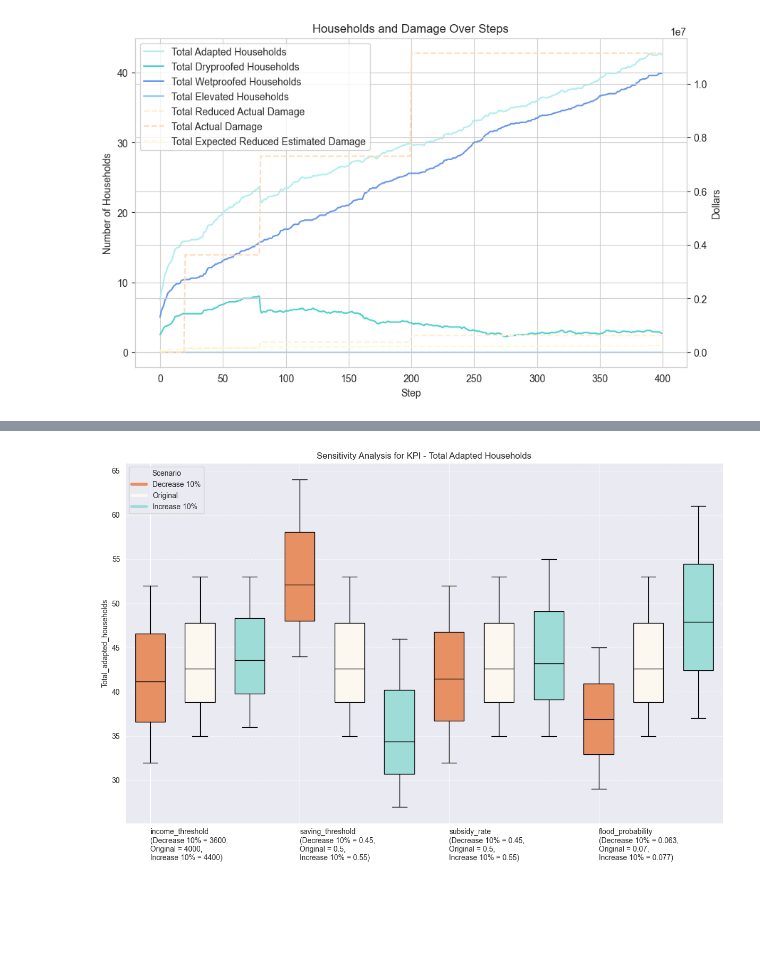
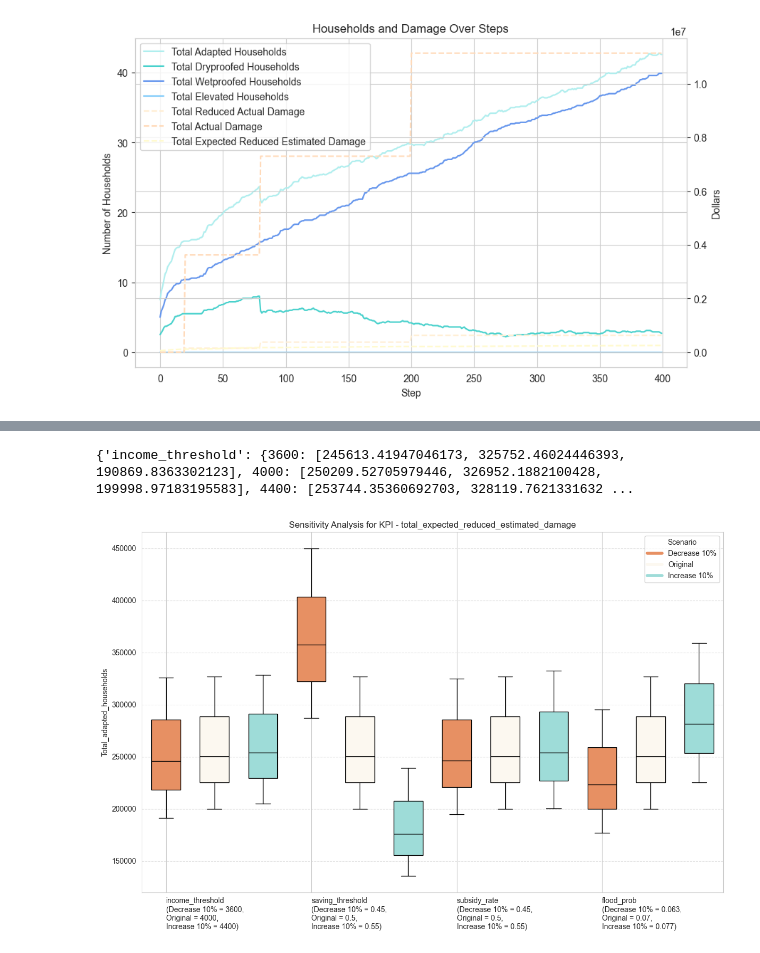
Before and after one commit to ctezgec/abm, a Jupyter notebook: model/analysis_sensitivity.ipynb, the cells around one changed output, grey strips where cells are left out. Drawn from its saved outputs; the diff is of its cells as text; code cells hidden in the pictures; blank space fills up the shorter version.

```diff
--- a/model/analysis_sensitivity.ipynb
+++ b/model/analysis_sensitivity.ipynb
@@ -334,70 +113,57 @@ plt.show()
 # %%
-import matplotlib.pyplot as plt
-import numpy as np
+# Initialize a dictionary to store all results
+data_TERED = {}
+
+# Loop through each DataFrame and calculate statistics
+for key, file_path in file_paths.items():
+    df = load_and_filter_dataframe(file_path)
+    parameter_name = parameter_column_names[key]
+    statistics = calculate_statistics(df, 'total_expected_reduced_estimated_damage', parameter_name, parameters[key])
+    data_TERED[key] = statistics
+
+# Now 'data_TERED' contains all the results in the desired format
+print(data_TERED)
 
 # Define new colors and labels
 colors = ['#e79063', '#fcf8f0', '#9edcd8']
 scenario_labels = ['Decrease 10%', 'Original', 'Increase 10%']
 
-# Sample data for all variables
-data = {
-    'income_threshold': {
-        3600: [41.2, 52, 32],
-        4000: [42.6, 53, 35],
-        4400: [43.6, 53, 36]
-    },
-    'saving_threshold': {
-        0.45: [52.1, 64, 44],
-        0.5: [42.6, 53, 35],
-        0.55: [34.4, 46, 27]
-    },
-    'subsidy_rate': {
-        0.45: [41.5, 52, 32],
-        0.5: [42.6, 53, 35],
-        0.55: [43.2, 55, 35]
-    },
-    'flood_probability': {
-        0.063: [36.9, 45, 29],
-        0.07: [42.6, 53, 35],
-        0.077: [47.9, 61, 37]
-    }
-}
-
 # Create the box-whisker chart
 fig, ax = plt.subplots(figsize=(12, 8))
-positions = np.array(range(len(data)*len(scenario_labels)))
+positions = np.array(range(len(data_TERED)*len(scenario_labels)))
 
 # Plot each boxplot with a different color
-for i, (variable, scenarios) in enumerate(data.items()):
+for i, (variable, scenarios) in enumerate(data_TERED.items()):
     for j, (level, values) in enumerate(scenarios.items()):
         idx = i*len(scenario_labels) + j
         box = ax.boxplot(values, positions=[positions[idx]], widths=0.6, patch_artist=True, showfliers=True,
                          flierprops=dict(marker='o', color=colors[j], markersize=5))
         plt.setp(box['boxes'], facecolor=colors[j])
         plt.setp(box['whiskers'], color='black')
         plt.setp(box['caps'], color='black')
         plt.setp(box['medians'], color='black')
 
 # Set the labels for the x-ticks
 group_labels = [f'{variable}\n({scenario_labels[0]} = {list(scenarios.keys())[0]},'
                 f'\nOriginal = {list(scenarios.keys())[1]},'
-                f'\n{scenario_labels[2]} = {list(scenarios.keys())[2]})' for variable, scenarios in data.items()]
-ax.set_xticks(range(0, len(data)*len(scenario_labels), len(scenario_labels)))
+                f'\n{scenario_labels[2]} = {list(scenarios.keys())[2]})' for variable, scenarios in data_TERED.items()]
+ax.set_xticks(range(0, len(data_TERED)*len(scenario_labels), len(scenario_labels)))
 ax.set_xticklabels(group_labels, rotation=0, ha="left")
 
 # Set the axis labels and title
 ax.set_ylabel('Total_adapted_households')
-ax.set_title('Sensitivity Analysis for KPI - Total Adapted Households')
+ax.set_title('Sensitivity Analysis for KPI - total_expected_reduced_estimated_damage')
 
 # Add a custom legend
 legend_elements = [Line2D([0], [0], color=color, lw=4, label=label) for color, label in zip(colors, scenario_labels)]
 ax.legend(handles=legend_elements, title='Scenario')
 
 # Grid and layout settings
 ax.grid(axis='y', linestyle='--', alpha=0.7)
 plt.tight_layout()
 
 # Show the plot
 plt.show()
 # %% [output]
+{'income_threshold': {3600: [245613.41947046173, 325752.46024446393, 190869.8363302123], 4000: [250209.52705979446, 326952.1882100428, 199998.97183195583], 4400: [253744.35360692703, 328119.7621331632 ...
-[figure, old version]
+[figure, new version]
```
Also changed, not shown: parts of 10 cells of this notebook.
